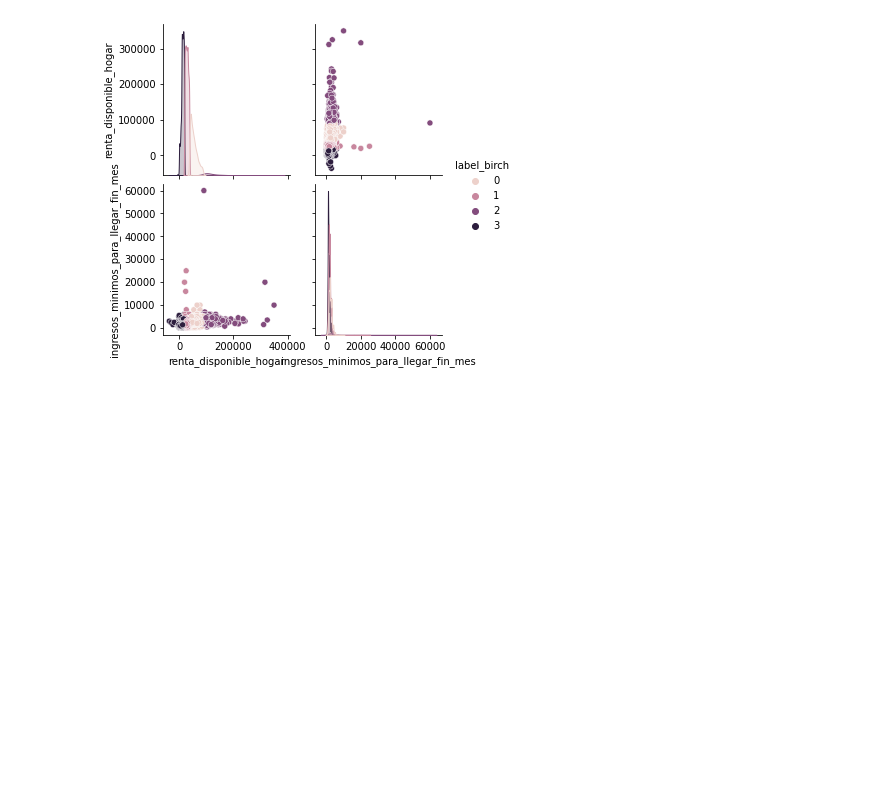
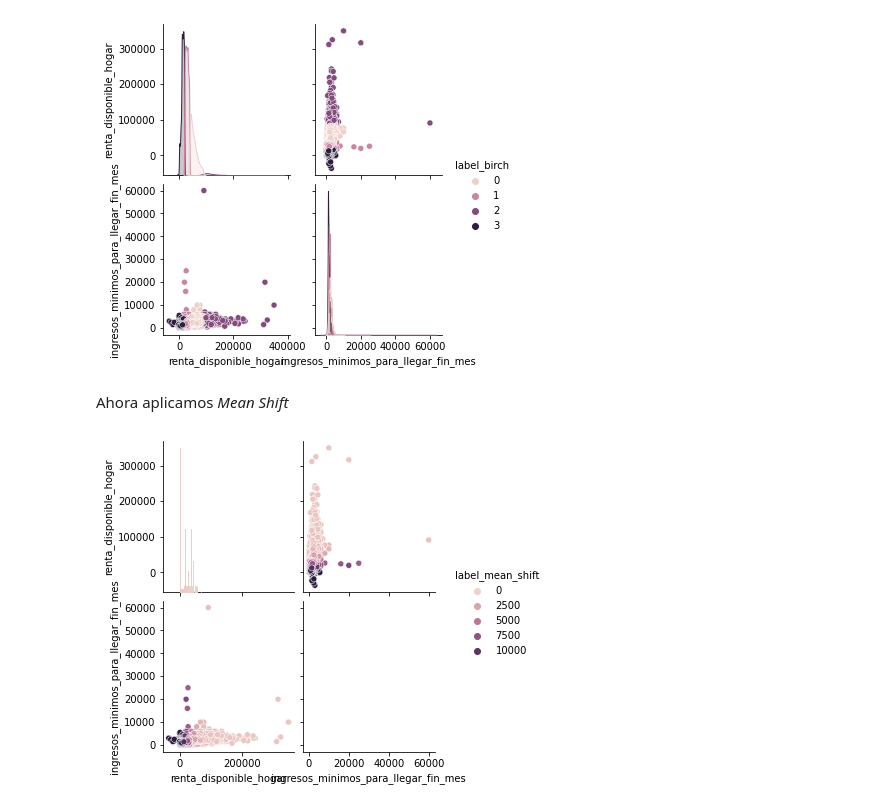
Before and after one commit to SergioQuijanoRey/PracticasInteligenciaNegocio, a Jupyter notebook: Práctica 2/Casos de estudio.ipynb, the cells around one changed output. Drawn from its saved outputs; the diff is of its cells as text; code cells hidden in the pictures; blank space fills up the shorter version.

Commit message:
feat: añado el algoritmo mean shift

```diff
--- a/Práctica 2/Casos de estudio.ipynb
+++ b/Práctica 2/Casos de estudio.ipynb
@@ -52,6 +53,16 @@ def compute_birch(df: pd.DataFrame, num_clusters: int = None) -> np.array:
     brc.fit(df)
     return brc.labels_
 
+def compute_mean_shift(df: pd.DataFrame, bandwidth: float = 2.0, max_iter: int = 300) -> np.array:
+    """
+    Dado un dataframe con los datos a clusterizar, calcula el vector con las
+    etiquetas de la clusterizacion Mean Shift
+    """
+
+    clustering = MeanShift(bandwidth=bandwidth, max_iter = max_iter).fit(df)
+    return clustering.labels_
+
+
 def add_clustering_labels(df: pd.DataFrame, clustering_function: Callable, parameters: dict(), new_label_name: str, exclude_columns: List[str] = None) -> pd.DataFrame:
     """
     Dado un dataframe y un algoritmo de clusterizacion con sus parametros, devuelve el dataframe al que
@@ -363,3 +374,21 @@ custom_pair_plot(
 )
 # %% [output]
 [figure]
+# %% [markdown]
+Ahora aplicamos *Mean Shift*
+# %%
+df_first = add_clustering_labels(
+    df_first,
+    compute_mean_shift,
+    parameters = {"bandwidth": 2.0, "max_iter": 500},
+    new_label_name = "label_mean_shift",
+    exclude_columns = ["label_kmeans", "label_dbscan", "label_birch"]
+)
+
+custom_pair_plot(
+    df = df_first,
+    hue = "label_mean_shift",
+    exclude_columns = ["label_kmeans", "label_dbscan", "label_birch"]
+)
+# %% [output]
+[figure, added]
```
Also changed, not shown: parts of 1 cell of this notebook.
